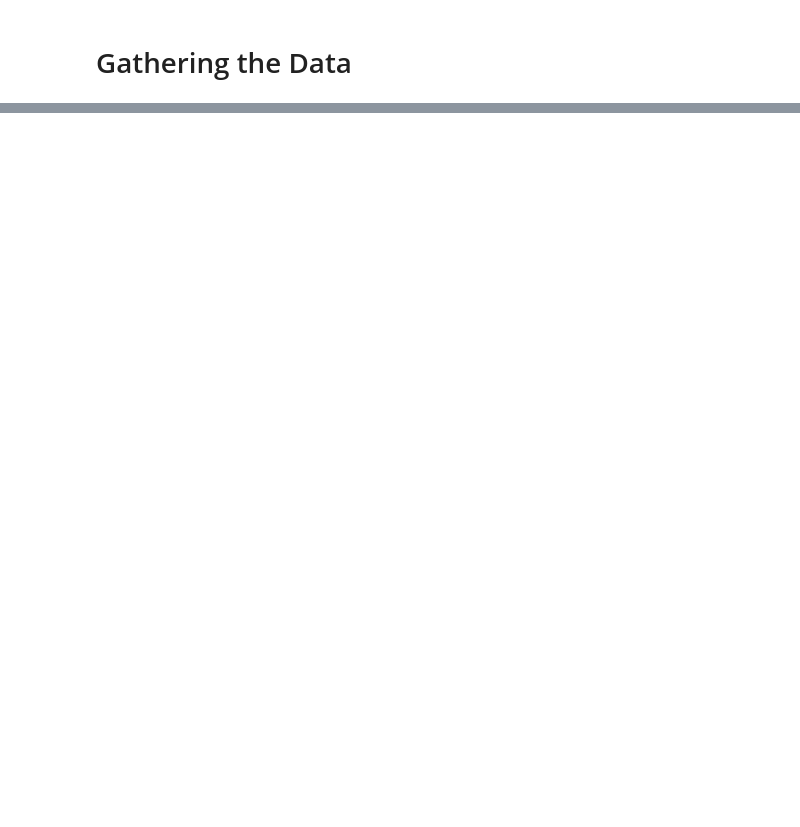
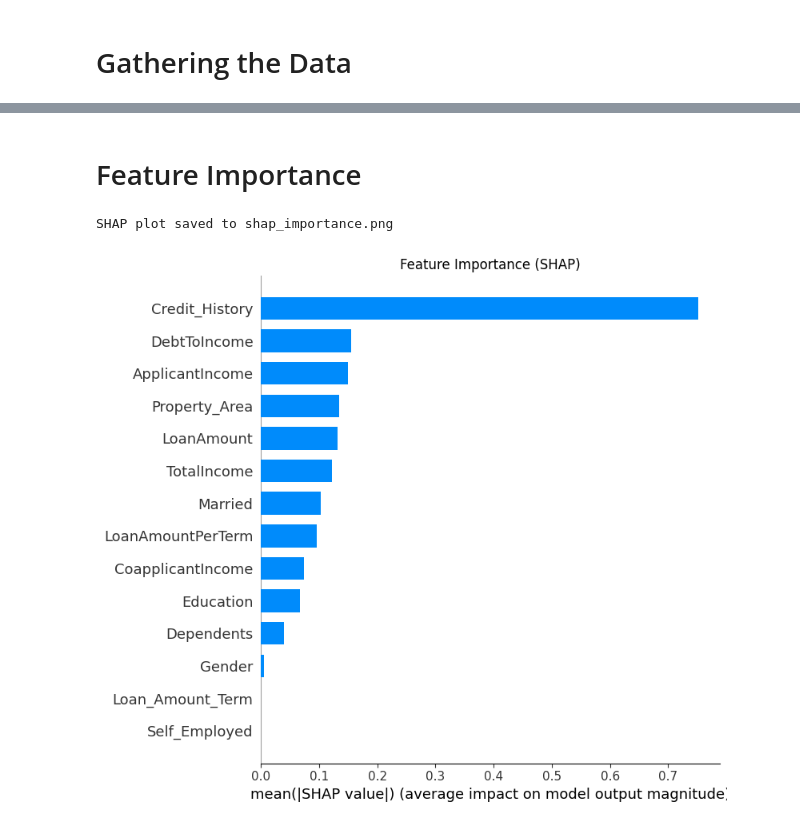
Before and after one commit to reuel-ly/loan-eligibility, a Jupyter notebook: model_loan_eligibility_azureml.ipynb, the cells around one changed output, grey strips where cells are left out. Drawn from its saved outputs; the diff is of its cells as text; code cells hidden in the pictures; blank space fills up the shorter version.

Commit message:
fix: add the whole  classification model that runs in AzureML compute instance

```diff
--- a/model_loan_eligibility_azureml.ipynb
+++ b/model_loan_eligibility_azureml.ipynb
@@ -23,0 +154,6 @@ y = df['target_column']
+# %%
+X = df.drop(columns=["Loan_Status"])
+y = df["Loan_Status"]  # Already encoded: 0 = N, 1 = Y
+
+print("\nClass distribution:")
+print(y.value_counts())
@@ -23,0 +174,26 @@ y = df['target_column']
+# %%
+# scale_pos_weight handles class imbalance automatically
+neg, pos = (y_train == 0).sum(), (y_train == 1).sum()
+scale = neg / pos
+# %%
+from xgboost import XGBClassifier
+
+model = XGBClassifier(
+    n_estimators=100,      # fewer trees
+    max_depth=3,           # shallower — prevents memorization
+    learning_rate=0.05,
+    subsample=0.8,
+    colsample_bytree=0.8,
+    reg_alpha=0.1,         # L1 regularization
+    reg_lambda=1.0,        # L2 regularization
+    min_child_weight=5,    # require more samples per leaf
+    scale_pos_weight=scale,
+    eval_metric="logloss",
+    random_state=42,
+)
+# %%
+model.fit(
+    X_train, y_train,
+    eval_set=[(X_test, y_test)],
+    verbose=True,
+)
@@ -23,0 +271,18 @@ y = df['target_column']
+# %% [markdown]
+# Feature Importance
+# %%
+import shap
+import matplotlib.pyplot as plt
+
+explainer = shap.TreeExplainer(model)
+shap_values = explainer.shap_values(X_test)
+
+plt.figure()
+shap.summary_plot(shap_values, X_test, plot_type="bar", show=False)
+plt.title("Feature Importance (SHAP)")
+plt.tight_layout()
+plt.savefig("shap_importance.png", dpi=150)
+print("\nSHAP plot saved to shap_importance.png")
+# %% [output]
+SHAP plot saved to shap_importance.png
+[figure, added]
```
Also changed, not shown: parts of 29 cells of this notebook.
